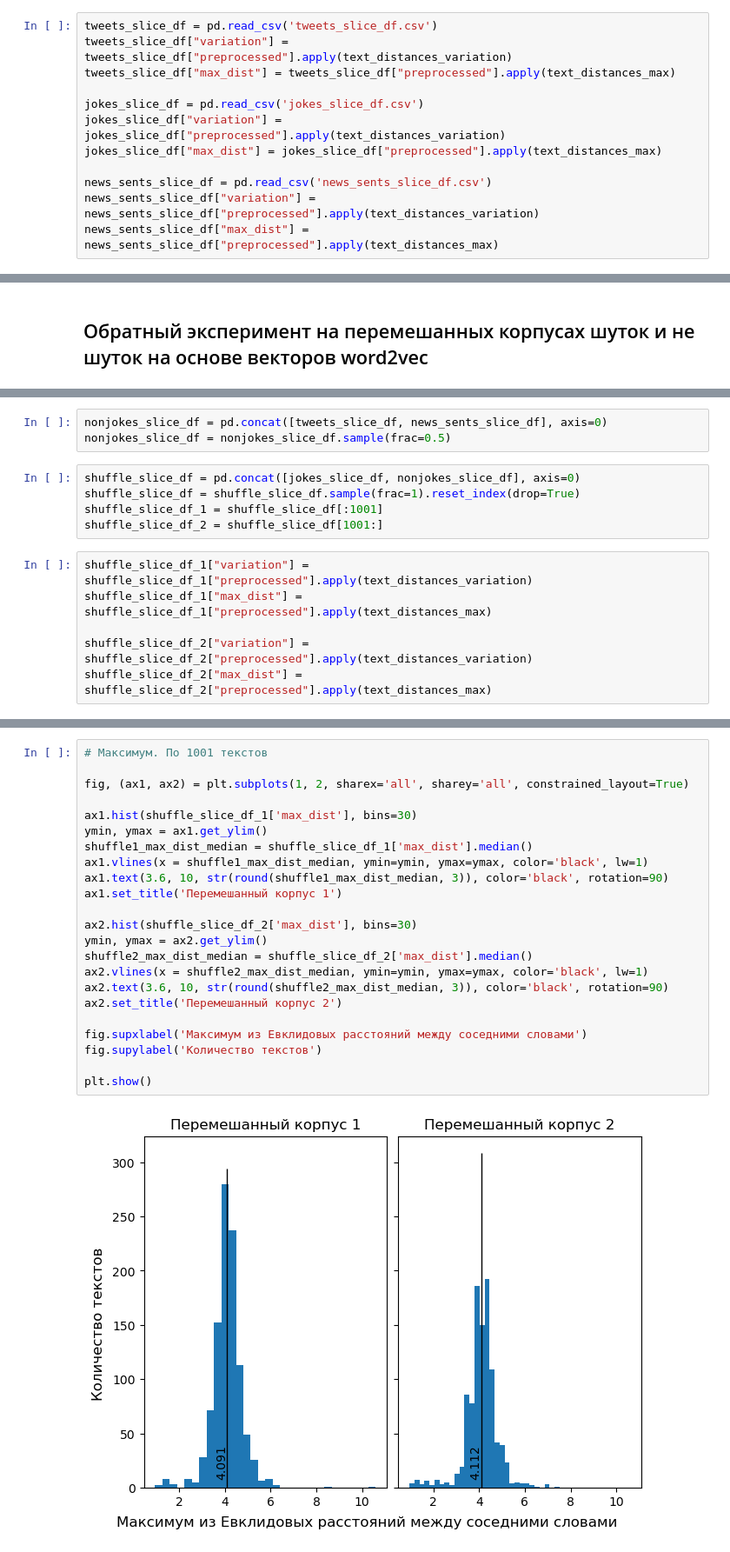
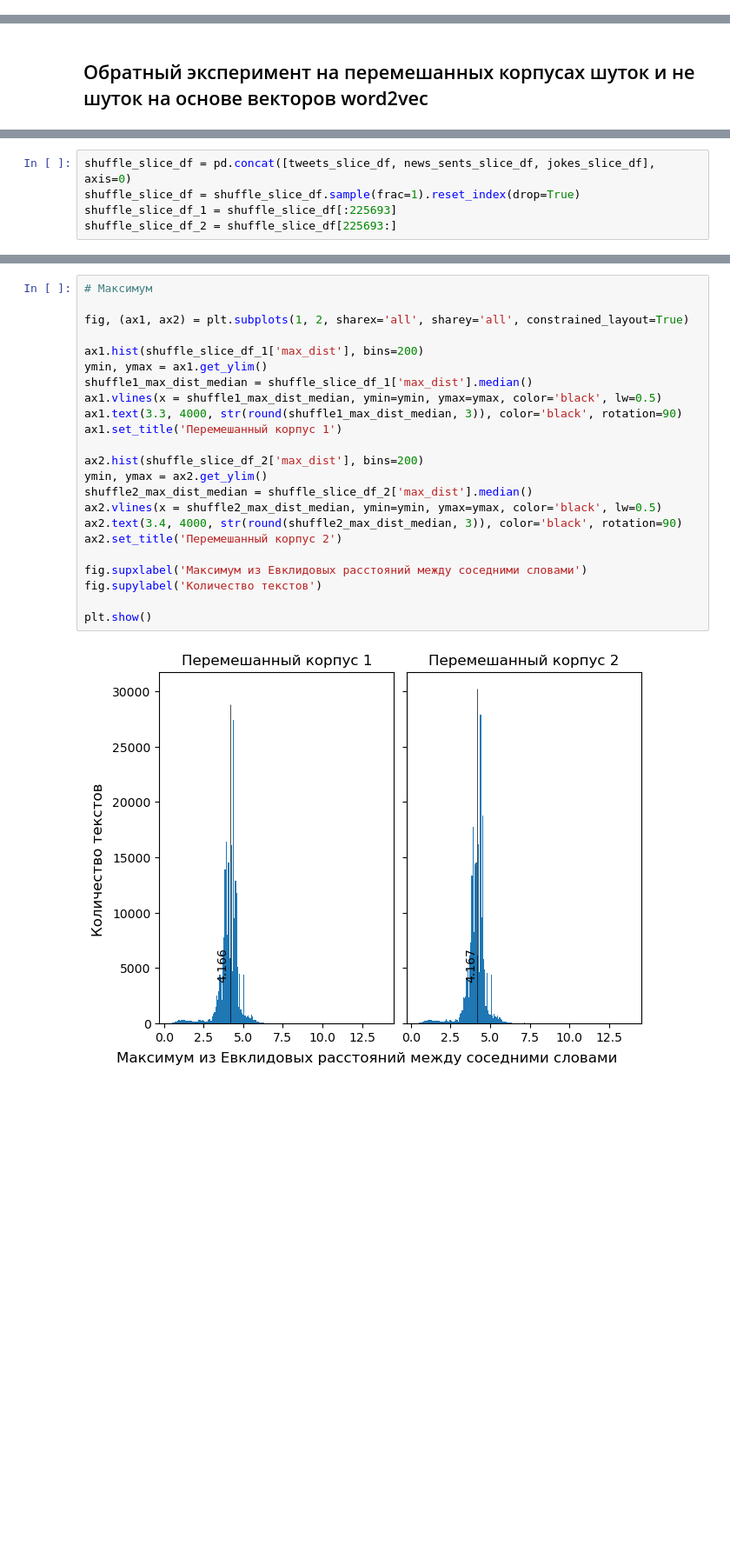
Before and after one commit to tadgeislamins/jokes_apart, a Jupyter notebook: coursework2025.ipynb, the cells around one changed output, grey strips where cells are left out. Shown at 87% size. Cells and saved outputs as stored; diff of their text form; blank space fills up the shorter version.

```diff
--- a/coursework2025.ipynb
+++ b/coursework2025.ipynb
@@ -1035,13 +1343 @@ def text_distances_max(text):
-# %%
-tweets_slice_df = pd.read_csv('tweets_slice_df.csv')
-tweets_slice_df["variation"] = tweets_slice_df["preprocessed"].apply(text_distances_variation)
-tweets_slice_df["max_dist"] = tweets_slice_df["preprocessed"].apply(text_distances_max)
-
-jokes_slice_df = pd.read_csv('jokes_slice_df.csv')
-jokes_slice_df["variation"] = jokes_slice_df["preprocessed"].apply(text_distances_variation)
-jokes_slice_df["max_dist"] = jokes_slice_df["preprocessed"].apply(text_distances_max)
-
-news_sents_slice_df = pd.read_csv('news_sents_slice_df.csv')
-news_sents_slice_df["variation"] = news_sents_slice_df["preprocessed"].apply(text_distances_variation)
-news_sents_slice_df["max_dist"] = news_sents_slice_df["preprocessed"].apply(text_distances_max)
 # %%
@@ -1145,14 +1531,5 @@ print(f"- твиты vs. предложения новостей, p-value={wilco
 # %%
-nonjokes_slice_df = pd.concat([tweets_slice_df, news_sents_slice_df], axis=0)
-nonjokes_slice_df = nonjokes_slice_df.sample(frac=0.5)
+shuffle_slice_df = pd.concat([tweets_slice_df, news_sents_slice_df, jokes_slice_df], axis=0)
+shuffle_slice_df = shuffle_slice_df.sample(frac=1).reset_index(drop=True)
+shuffle_slice_df_1 = shuffle_slice_df[:225693]
+shuffle_slice_df_2 = shuffle_slice_df[225693:]
-# %%
-shuffle_slice_df = pd.concat([jokes_slice_df, nonjokes_slice_df], axis=0)
-shuffle_slice_df = shuffle_slice_df.sample(frac=1).reset_index(drop=True)
-shuffle_slice_df_1 = shuffle_slice_df[:1001]
-shuffle_slice_df_2 = shuffle_slice_df[1001:]
-# %%
-shuffle_slice_df_1["variation"] = shuffle_slice_df_1["preprocessed"].apply(text_distances_variation)
-shuffle_slice_df_1["max_dist"] = shuffle_slice_df_1["preprocessed"].apply(text_distances_max)
-
-shuffle_slice_df_2["variation"] = shuffle_slice_df_2["preprocessed"].apply(text_distances_variation)
-shuffle_slice_df_2["max_dist"] = shuffle_slice_df_2["preprocessed"].apply(text_distances_max)
@@ -1216,25 +1580,25 @@ print(f"- шутки vs. твиты, p-value={wilcoxon(shuffle1_var, shuffle2_va
 # %%
-# Максимум. По 1001 текстов
+# Максимум
 
 fig, (ax1, ax2) = plt.subplots(1, 2, sharex='all', sharey='all', constrained_layout=True)
 
-ax1.hist(shuffle_slice_df_1['max_dist'], bins=30)
+ax1.hist(shuffle_slice_df_1['max_dist'], bins=200)
 ymin, ymax = ax1.get_ylim()
 shuffle1_max_dist_median = shuffle_slice_df_1['max_dist'].median()
-ax1.vlines(x = shuffle1_max_dist_median, ymin=ymin, ymax=ymax, color='black', lw=1)
-ax1.text(3.6, 10, str(round(shuffle1_max_dist_median, 3)), color='black', rotation=90)
+ax1.vlines(x = shuffle1_max_dist_median, ymin=ymin, ymax=ymax, color='black', lw=0.5)
+ax1.text(3.3, 4000, str(round(shuffle1_max_dist_median, 3)), color='black', rotation=90)
 ax1.set_title('Перемешанный корпус 1')
 
-ax2.hist(shuffle_slice_df_2['max_dist'], bins=30)
+ax2.hist(shuffle_slice_df_2['max_dist'], bins=200)
 ymin, ymax = ax2.get_ylim()
 shuffle2_max_dist_median = shuffle_slice_df_2['max_dist'].median()
-ax2.vlines(x = shuffle2_max_dist_median, ymin=ymin, ymax=ymax, color='black', lw=1)
-ax2.text(3.6, 10, str(round(shuffle2_max_dist_median, 3)), color='black', rotation=90)
+ax2.vlines(x = shuffle2_max_dist_median, ymin=ymin, ymax=ymax, color='black', lw=0.5)
+ax2.text(3.4, 4000, str(round(shuffle2_max_dist_median, 3)), color='black', rotation=90)
 ax2.set_title('Перемешанный корпус 2')
 
 fig.supxlabel('Максимум из Евклидовых расстояний между соседними словами')
 fig.supylabel('Количество текстов')
 
 plt.show()
 # %% [output]
-[figure, old version]
+[figure, new version]
```
Also changed, not shown: parts of 93 cells of this notebook.
